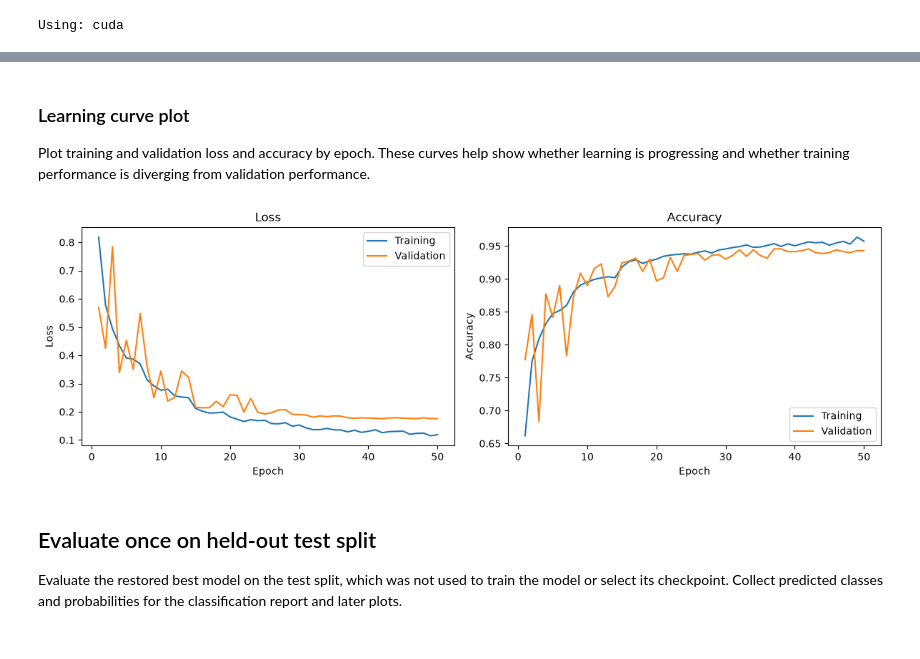
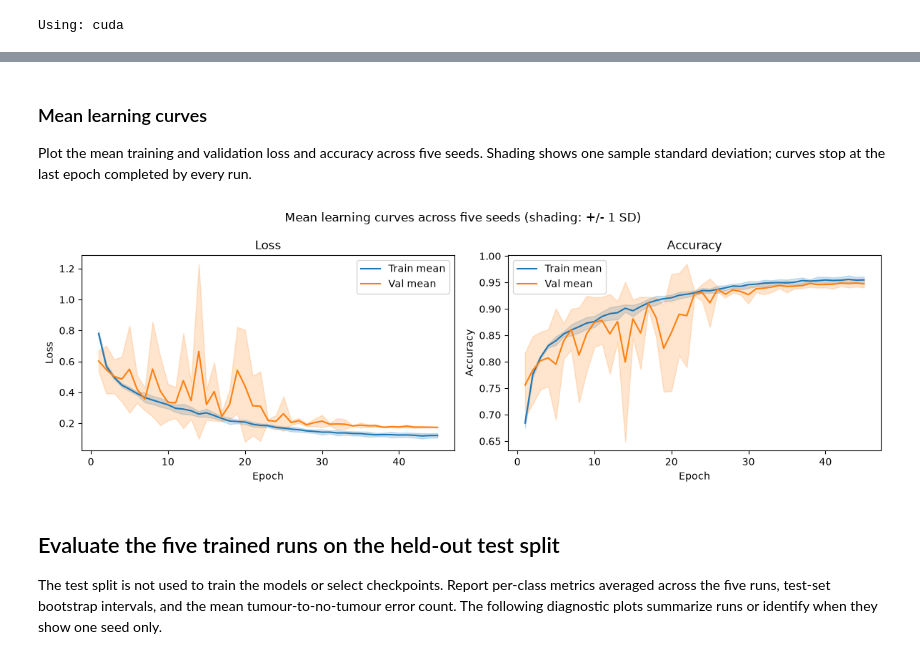
Before and after one commit to WingfungHu/MRIModelBench, a Jupyter notebook: notebooks/CNN.ipynb, the cells around one changed output, grey strips where cells are left out. Saved outputs shown, nothing was run; the diff lists cells and outputs as text; code cells hidden in the pictures.

Commit message:
Refactor: CNN changed to use 5 seeds, metrics updated

```diff
--- a/notebooks/CNN.ipynb
+++ b/notebooks/CNN.ipynb
@@ -311,32 +349,36 @@ Best validation loss: 0.1751
 # %% [markdown]
-### Learning curve plot
+### Mean learning curves
 
-Plot training and validation loss and accuracy by epoch. These curves help show whether learning is progressing and whether training performance is diverging from validation performance.
+Plot the mean training and validation loss and accuracy across five seeds. Shading shows one sample standard deviation; curves stop at the last epoch completed by every run.
 # %%
-# Use the number of completed epochs for the horizontal axis.
-epochs = range(1, len(history["train_loss"]) + 1)
+# Compare learning curves over the epochs completed by all five runs.
+common_epochs = min(len(run["history"]["train_loss"]) for run in seed_outputs)
+epochs = np.arange(1, common_epochs + 1)
 
-# Create separate panels for loss and accuracy.
 fig, axes = plt.subplots(1, 2, figsize=(12, 4))
+for metric, axis, title, ylabel in [
+    ("loss", axes[0], "Loss", "Loss"),
+    ("accuracy", axes[1], "Accuracy", "Accuracy"),
+]:
+    for split, color in [("train", "tab:blue"), ("val", "tab:orange")]:
+        key = f"{split}_{metric}"
+        values = np.asarray([
+            run["history"][key][:common_epochs] for run in seed_outputs
+        ])
+        mean = values.mean(axis=0)
+        sd = values.std(axis=0, ddof=1)
+        axis.plot(epochs, mean, color=color, label=f"{split.title()} mean")
+        axis.fill_between(epochs, mean - sd, mean + sd, color=color, alpha=0.2)
+    axis.set(title=title, xlabel="Epoch", ylabel=ylabel)
+    axis.legend()
 
-# Compare training and validation loss.
-axes[0].plot(epochs, history["train_loss"], label="Training")
-axes[0].plot(epochs, history["val_loss"], label="Validation")
-axes[0].set(title="Loss", xlabel="Epoch", ylabel="Loss")
-axes[0].legend()
-
-# Compare training and validation accuracy.
-axes[1].plot(epochs, history["train_accuracy"], label="Training")
-axes[1].plot(epochs, history["val_accuracy"], label="Validation")
-axes[1].set(title="Accuracy", xlabel="Epoch", ylabel="Accuracy")
-axes[1].legend()
-
+fig.suptitle("Mean learning curves across five seeds (shading: +/- 1 SD)")
 plt.tight_layout()
 plt.show()
 # %% [output]
-[figure, old version]
+[figure, new version]
 # %% [markdown]
-## Evaluate once on held-out test split
+## Evaluate the five trained runs on the held-out test split
 
-Evaluate the restored best model on the test split, which was not used to train the model or select its checkpoint. Collect predicted classes and probabilities for the classification report and later plots.
+The test split is not used to train the models or select checkpoints. Report per-class metrics averaged across the five runs, test-set bootstrap intervals, and the mean tumour-to-no-tumour error count. The following diagnostic plots summarize runs or identify when they show one seed only.
 # %%
```
Also changed, not shown: parts of 11 cells of this notebook.
